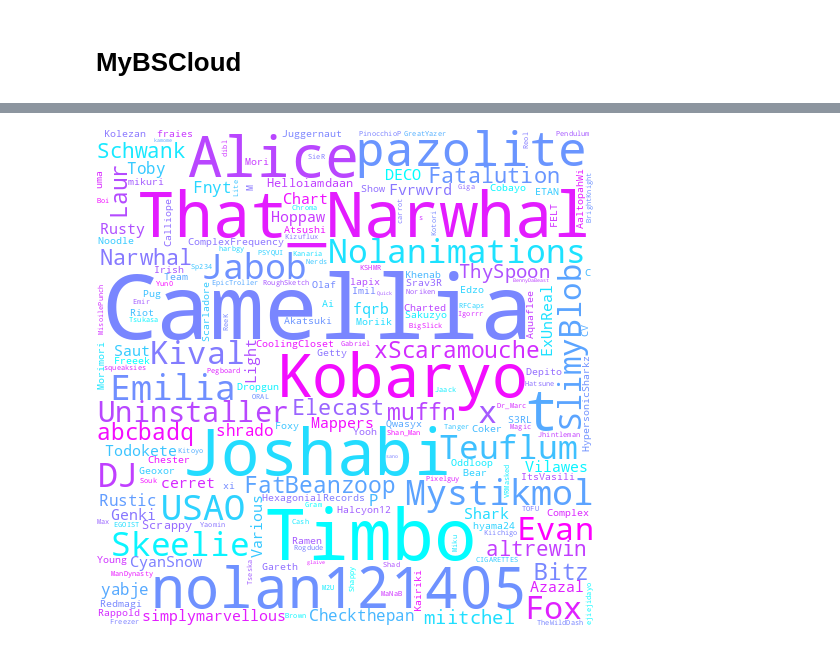
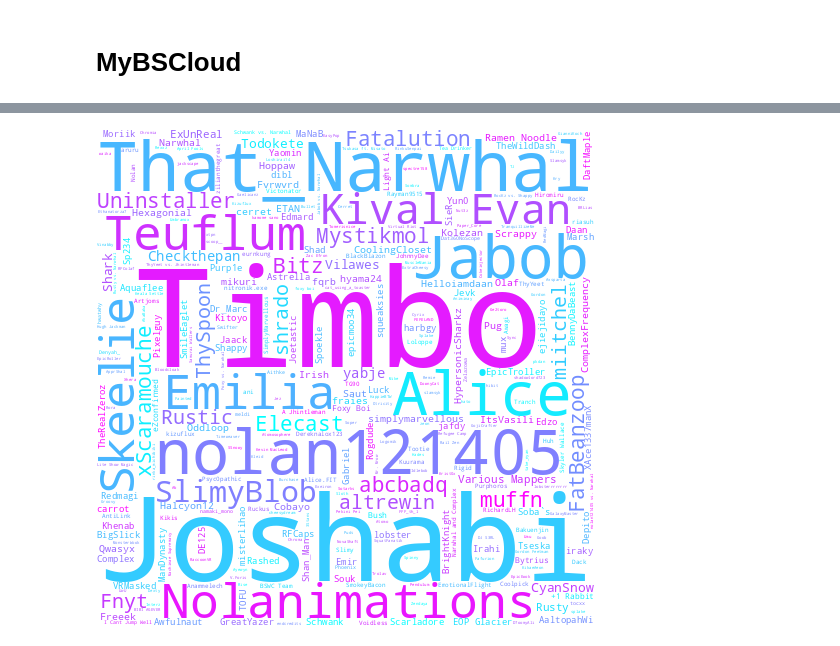
Before and after one commit to hatopopvr/MyBSCloud, a Jupyter notebook: MyBSCloud.ipynb, the cells around one changed output, grey strips where cells are left out. Cells and saved outputs as stored; diff of their text form; code cells hidden in the pictures.

```diff
--- a/MyBSCloud.ipynb
+++ b/MyBSCloud.ipynb
@@ -946,7 +1015,7 @@ show_title = False #param {type:"boolean"}
 
 #@markdown ---
 #@markdown <h4>Target</h4>
-wordcloud_target = "Level&SongAuthor" #@param ["LevelAuthor", "SongAuthor", "Level&SongAuthor"]
+wordcloud_target = "LevelAuthor" #@param ["LevelAuthor", "SongAuthor", "Level&SongAuthor"]
 wordcloud_weight_target = "PPWeight" #param ["PP", "PPWeight"]
 
 filtered_level_min = 0 #param {type:"slider", min:0, max:15, step:1}
@@ -985,23 +1054,27 @@ def create_wordcloud(text):
     # PIL.Imageオブジェクトを表示
     wc_image.show()
 
-def create_weighted_wordcloud(weights):
+def create_weighted_wordcloud(weights, mode="weighted", bg_clr="black", clr_map="bwr"):
     font_path_gothic = '/usr/share/fonts/opentype/ipafont-gothic/ipagp.ttf'
+
+
+    # STOPWORDSを適用して辞書を更新
+    filtered_weights = remove_stopwords_from_frequencies(weights)
 
     # 重み付けを指定してワードクラウドを生成
     wordcloud = WordCloud(
-                        background_color="black",
+                        background_color=bg_clr,
                           max_words=max_words,
                           width=width, height=height,
                           collocations = False,
-                          colormap="bwr"
-                        ).generate_from_frequencies(weights)
+                          colormap=clr_map
+                        ).generate_from_frequencies(filtered_weights)
 
     # WordCloudの画像をPIL.Imageオブジェクトに変換
     wc_image = wordcloud.to_image()
 
     # 画像を保存
-    output_filename = "MyBSCloud_weighted_{}_{}.png".format(tz_ja.strftime("%Y%m%d_%H%M%S"), df_info["name"][0])
+    output_filename = "MyBSCloud_{}_{}_{}.png".format(mode, tz_ja.strftime("%Y%m%d_%H%M%S"), df_info["name"][0])
 
     wc_image.save(output_filename)
 
@@ -1012,61 +1085,10 @@ def create_weighted_wordcloud(weights):
     # PIL.Imageオブジェクトを表示
     wc_image.show()
 
-from collections import defaultdict
-
-def create_authors_list(authors_column, weight_column):
-    authors_list = []
-    weight_list = []
-    for authors, weight in zip(authors_column, weight_column):
-        for author in authors.replace('&', ',').split(','):
-            authors_list.append(author.strip())
-            weight_list.append(weight)
-    return authors_list, weight_list
-
-def create_author_pp_dict(df, author_column, weight_column):
-    authors_list, weight_list = create_authors_list(df[author_column].tolist(), df[weight_column].tolist())
-    author_pp_dict = defaultdict(float)
-    for author, weight in zip(authors_list, weight_list):
-        author_pp_dict[author] += weight
-    return author_pp_dict
-
-def get_wordcloud_weight(wordcloud_target, df_wordcloud):
-    # 重み付けの計算
-    weights = defaultdict(float)
-
-    if (wordcloud_target == "Level&SongAuthor") or (wordcloud_target == "LevelAuthor"):
-        level_author_pp = create_author_pp_dict(df_wordcloud, "LevelAuthor", wordcloud_weight_target)
-
-        for name, pp in level_author_pp.items():
-            weights[name] += pp
-
-    if (wordcloud_target == "Level&SongAuthor") or (wordcloud_target == "SongAuthor"):
-        song_author_pp = create_author_pp_dict(df_wordcloud, "SongAuthor", wordcloud_weight_target)
-
-        for name, pp in song_author_pp.items():
-            weights[name] += pp
-    return weights
-
 # colormap参考記事
 # https://karupoimou.hatenablog.com/entry/2019/05/17/153207
 
 df_wordcloud = df_scores.copy()
-
-if filtered_latest_is_enable:
-    df_wordcloud = df_wordcloud[(df_wordcloud["Latest"] == 1)]
-
-if filtered_fullcombo_is_enable:
-    df_wordcloud = df_wordcloud[(df_wordcloud['FC']=="FC")]
-
-if filtered_ranked_is_enable:
-    df_wordcloud = df_wordcloud[(df_wordcloud['Ranked']==1)]
-    df_wordcloud = df_wordcloud[(1==1)
-        & (df_wordcloud["Stars"] >= filtered_level_min)
-        & (df_wordcloud["Stars"] < filtered_level_max)
-        & (df_wordcloud["PP"] >= filtered_pp_min)
-        & (df_wordcloud["PP"] < filtered_pp_max)
-        & (df_wordcloud["Acc"] >= filtered_acc_min)
-        & (df_wordcloud["Acc"] <= filtered_acc_max)]
 
 # ランク用
 df_wordcloud_ranked = df_wordcloud.copy()
@@ -1083,12 +1105,6 @@ df_wordcloud_ranked['PPWeightRounded'] = df_wordcloud_ranked['PPWeight'].apply(l
 weights = get_wordcloud_weight(wordcloud_target, df_wordcloud_ranked)
 
 if len(df_wordcloud) > 0 and wordcloud_is_enable:
-    try:
-        from wordcloud import WordCloud, STOPWORDS
-    except ImportError:
-        !pip install japanize-matplotlib
-        from wordcloud import WordCloud, STOPWORDS
-
     # 既存のストップワードに追加するストップワードをカンマで分割
     additional_stopwords_list = additional_stopwords.split(',')
 
@@ -1098,27 +1114,15 @@ if len(df_wordcloud) > 0 and wordcloud_is_enable:
         if stripped_word:  # 空の文字列でない場合にのみ追加
             STOPWORDS.add(stripped_word)
 
-    def get_wordcloud_text(wordcloud_target):
-        if wordcloud_target == "LevelAuthor":
-            list_levelauthor = df_wordcloud["LevelAuthor"].tolist()
-            wc_text = " ".join(list_levelauthor)
-        elif wordcloud_target == "SongAuthor":
-            list_songauthor = df_wordcloud["SongAuthor"].tolist()
-            wc_text = " ".join(list_songauthor)
-        elif wordcloud_target == "Level&SongAuthor":
-            list_levelauthor = df_wordcloud["LevelAuthor"].tolist()
-            list_songauthor = df_wordcloud["SongAuthor"].tolist()
-            list_merge = copy.copy(list_songauthor)
-            list_merge.extend(list_levelauthor)
-            wc_text = " ".join(list_merge)
-        return wc_text
 
+    display(Markdown("""### MyBSCloud - {} - counted - {} - {}""".format(wordcloud_target, tz_ja.strftime("%Y.%m.%d"), df_info["name"][0])))
 
-    print("""MyBSCloud-Counted-{}-{}""".format(tz_ja.strftime("%Y.%m.%d"), df_info["name"][0]))
-    wc_text = get_wordcloud_text(wordcloud_target)
-    create_wordcloud(wc_text)
+    counts = get_wordcloud_weight(wordcloud_target, df_wordcloud, True)
+    create_weighted_wordcloud(counts, mode="counteed", bg_clr="white", clr_map="cool")
 
-    print("""\n[Ranked]MyBSCloud-PPweighted-{}-{}""".format(tz_ja.strftime("%Y.%m.%d"), df_info["name"][0]))
+    # create_wordcloud(wc_text)
+    display(Markdown("""### [Ranked] MyBSCloud - {} - weighted - {} - {}""".format(wordcloud_target, tz_ja.strftime("%Y.%m.%d"), df_info["name"][0])))
+    # print("""\n[Ranked]MyBSCloud-PPweighted-{}-{}""".format(tz_ja.strftime("%Y.%m.%d"), df_info["name"][0]))
     weights = get_wordcloud_weight(wordcloud_target, df_wordcloud_ranked)
     create_weighted_wordcloud(weights)
 
@@ -1131 +1137 @@ MyBSCloud-Counted-2023.04.23-hatopop
-[figure, old version]
+[figure, new version]
```
Also changed, not shown: parts of 8 cells of this notebook.
